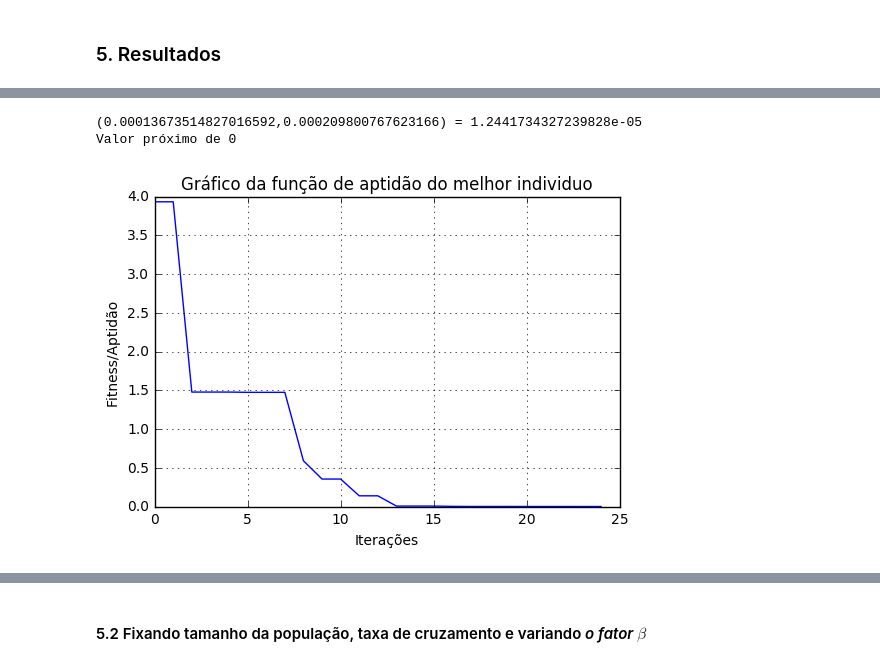
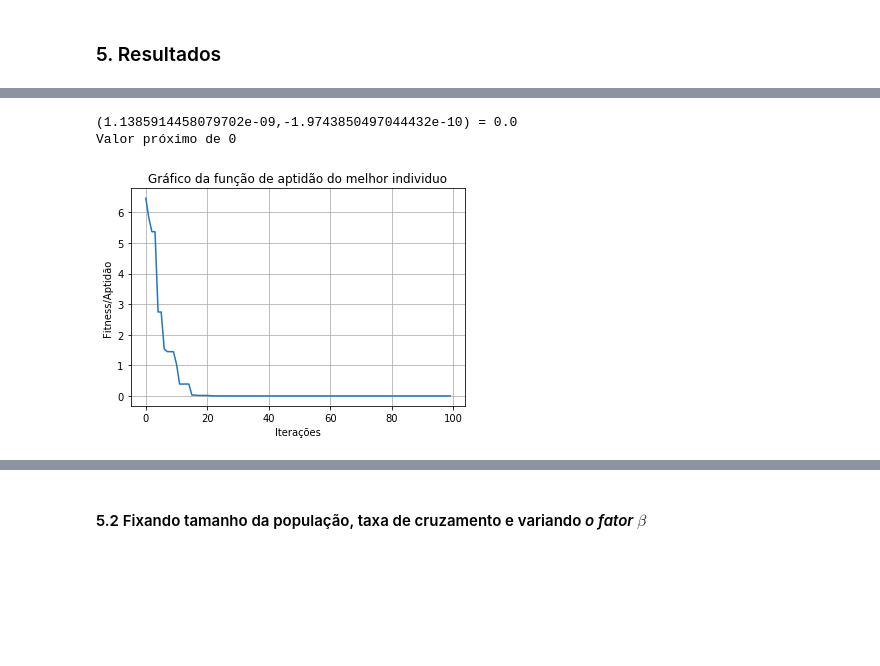
Before and after one commit to jvitorc17/topicosIA, a Jupyter notebook: evolucao-diferencial.ipynb, the cells around one changed output, grey strips where cells are left out. Saved outputs shown, nothing was run; the diff lists cells and outputs as text; code cells hidden in the pictures; blank space fills up the shorter version.

```diff
--- a/evolucao-diferencial.ipynb
+++ b/evolucao-diferencial.ipynb
@@ -208,8 +216,8 @@ Valor próximo de 0
 # %%
-teste = ED(popsize=100,iterations=25, beta=0.5, Cr=0.5)
+teste = ED(popsize=100,iterations=100, beta=0.5, Cr=0.5)
 plotParams = teste.runDE()
 plotar(plotParams)
 # %% [output]
-(0.00013673514827016592,0.000209800767623166) = 1.2441734327239828e-05
+(1.1385914458079702e-09,-1.9743850497044432e-10) = 0.0
 Valor próximo de 0
-[figure, old version]
+[figure, new version]
```
Also changed, not shown: parts of 17 cells of this notebook, 1 other file.
